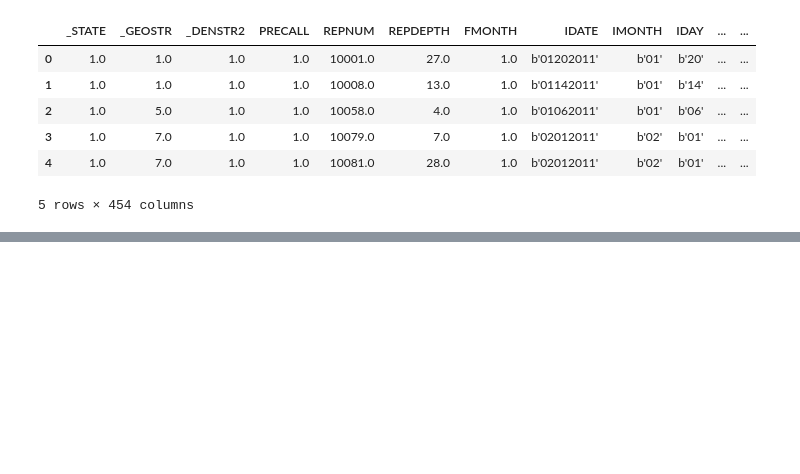
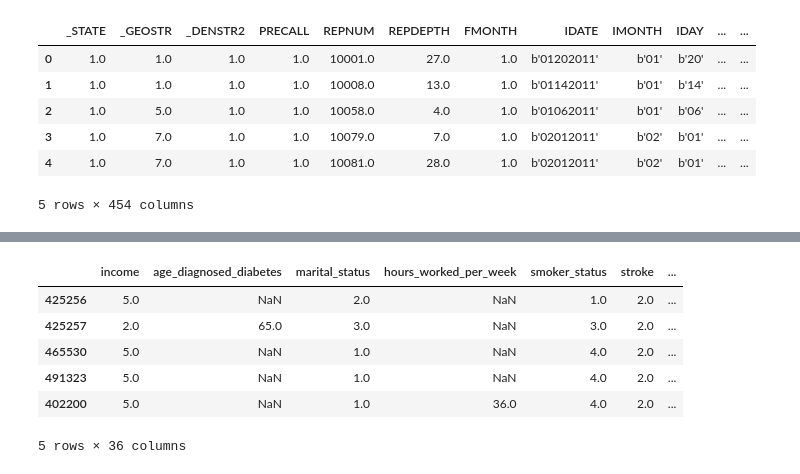
Before and after one commit to kkruel8100/Diabetes-Machine-Learning, a Jupyter notebook: main.ipynb, the cells around one changed output, grey strips where cells are left out. Cells and saved outputs as stored; diff of their text form; code cells hidden in the pictures; blank space fills up the shorter version.

```diff
--- a/main.ipynb
+++ b/main.ipynb
@@ -153,0 +306,12 @@ drop.to_csv('datasets/combined_year_data.csv')
+# %%
+sampled_df = sampled_df[sampled_df['year'] != 2016]
+sampled_df.sort_values(by="month_year", ascending=True, inplace=True)
+sampled_df.tail()
+# %% [output]
+|  | income | age_diagnosed_diabetes | marital_status | hours_worked_per_week | smoker_status | stroke | ... |
+| 425256 | 5.0 | NaN | 2.0 | NaN | 1.0 | 2.0 | ... |
+| 425257 | 2.0 | 65.0 | 3.0 | NaN | 3.0 | 2.0 | ... |
+| 465530 | 5.0 | NaN | 1.0 | NaN | 4.0 | 2.0 | ... |
+| 491323 | 5.0 | NaN | 1.0 | NaN | 4.0 | 2.0 | ... |
+| 402200 | 5.0 | NaN | 1.0 | 36.0 | 4.0 | 2.0 | ... |
+5 rows × 36 columns
```
Also changed, not shown: parts of 24 cells of this notebook, 2 other files.
